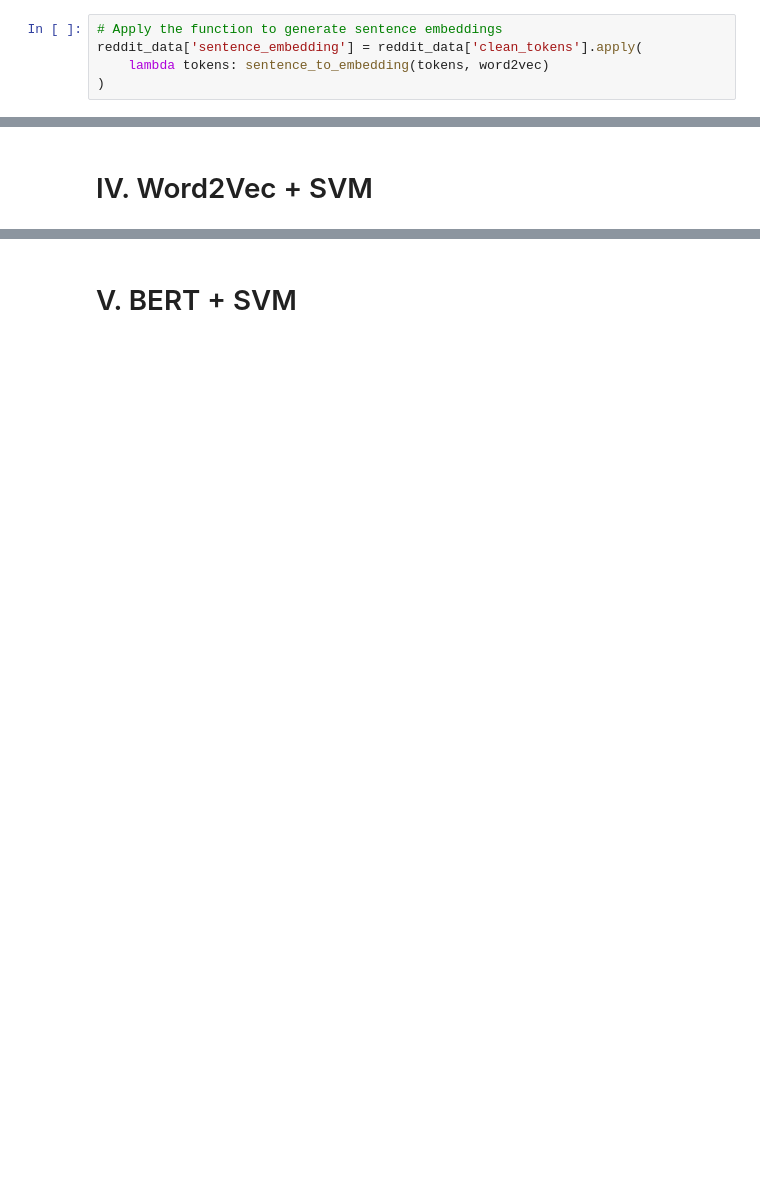
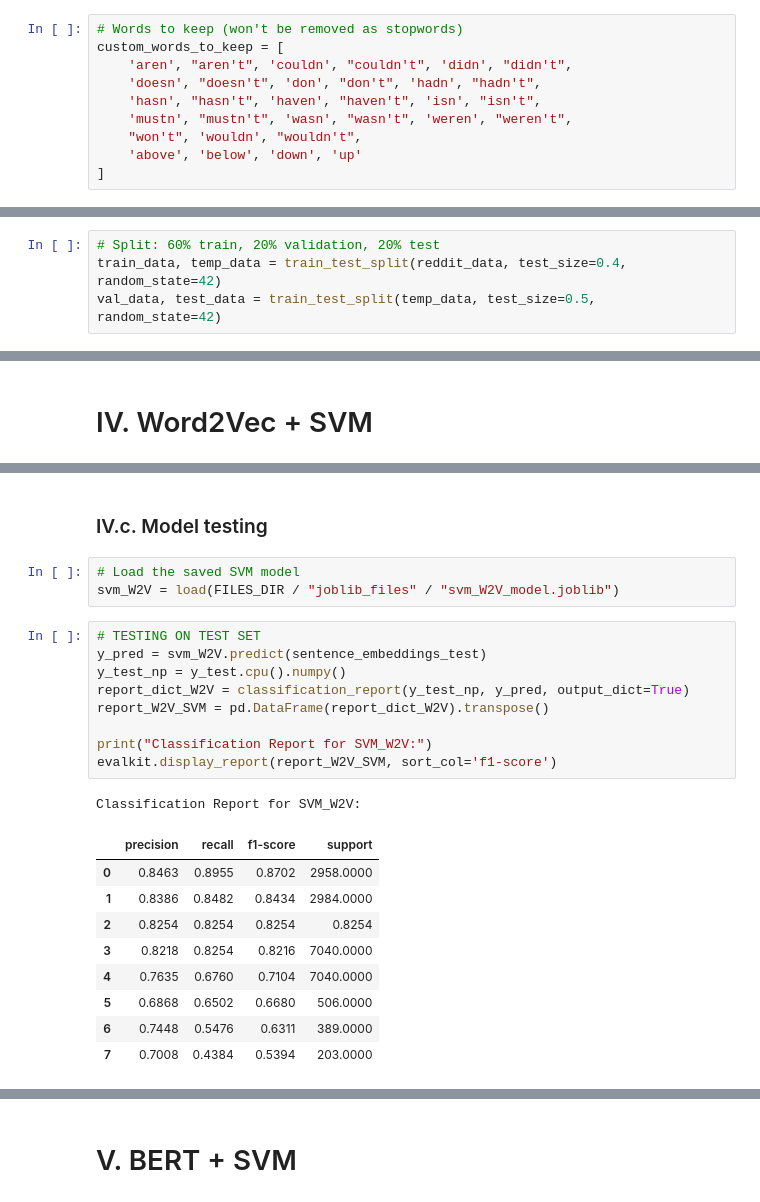
Before and after one commit to antek-lopacz/sentiment_analysis_bitcoin, a Jupyter notebook: main.ipynb, the cells around one changed output, grey strips where cells are left out. Drawn from its saved outputs; the diff is of its cells as text; blank space fills up the shorter version.

```diff
--- a/main.ipynb
+++ b/main.ipynb
@@ -214,5 +99,10 @@ def sentence_to_embedding(tokens, word2vec, embedding_dim=300):
-# %%
-# Apply the function to generate sentence embeddings
-reddit_data['sentence_embedding'] = reddit_data['clean_tokens'].apply(
-    lambda tokens: sentence_to_embedding(tokens, word2vec)
-)
+# %%
+# Words to keep (won't be removed as stopwords)
+custom_words_to_keep = [
+    'aren', "aren't", 'couldn', "couldn't", 'didn', "didn't",
+    'doesn', "doesn't", 'don', "don't", 'hadn', "hadn't",
+    'hasn', "hasn't", 'haven', "haven't", 'isn', "isn't",
+    'mustn', "mustn't", 'wasn', "wasn't", 'weren', "weren't",
+    "won't", 'wouldn', "wouldn't",
+    'above', 'below', 'down', 'up'
+]
@@ -223,3 +141,7 @@ train_data, test_data = train_test_split(reddit_data, test_size=0.2, random_stat
+# %%
+# Split: 60% train, 20% validation, 20% test
+train_data, temp_data = train_test_split(reddit_data, test_size=0.4, random_state=42)
+val_data, test_data = train_test_split(temp_data, test_size=0.5, random_state=42)
 # %%
 # Stack embeddings into a single NumPy array
 sentence_embeddings_train = np.array(train_data['sentence_embedding'].tolist())
@@ -384 +586,26 @@ svm_W2V.fit(sentence_embeddings_train, labels_train)
+# %% [markdown]
+### IV.c. Model testing
+# %%
+# Load the saved SVM model
+svm_W2V = load(FILES_DIR / "joblib_files" / "svm_W2V_model.joblib")
+# %%
+# TESTING ON TEST SET
+y_pred = svm_W2V.predict(sentence_embeddings_test)
+y_test_np = y_test.cpu().numpy()
+report_dict_W2V = classification_report(y_test_np, y_pred, output_dict=True)
+report_W2V_SVM = pd.DataFrame(report_dict_W2V).transpose()
+
+print("Classification Report for SVM_W2V:")
+evalkit.display_report(report_W2V_SVM, sort_col='f1-score')
+# %% [output]
+Classification Report for SVM_W2V:
+|  | precision | recall | f1-score | support |
+| 0 | 0.8463 | 0.8955 | 0.8702 | 2958.0000 |
+| 1 | 0.8386 | 0.8482 | 0.8434 | 2984.0000 |
+| 2 | 0.8254 | 0.8254 | 0.8254 | 0.8254 |
+| 3 | 0.8218 | 0.8254 | 0.8216 | 7040.0000 |
+| 4 | 0.7635 | 0.6760 | 0.7104 | 7040.0000 |
+| 5 | 0.6868 | 0.6502 | 0.6680 | 506.0000 |
+| 6 | 0.7448 | 0.5476 | 0.6311 | 389.0000 |
+| 7 | 0.7008 | 0.4384 | 0.5394 | 203.0000 |
 # %%
```
Also changed, not shown: parts of 94 cells of this notebook, 9 other files.
